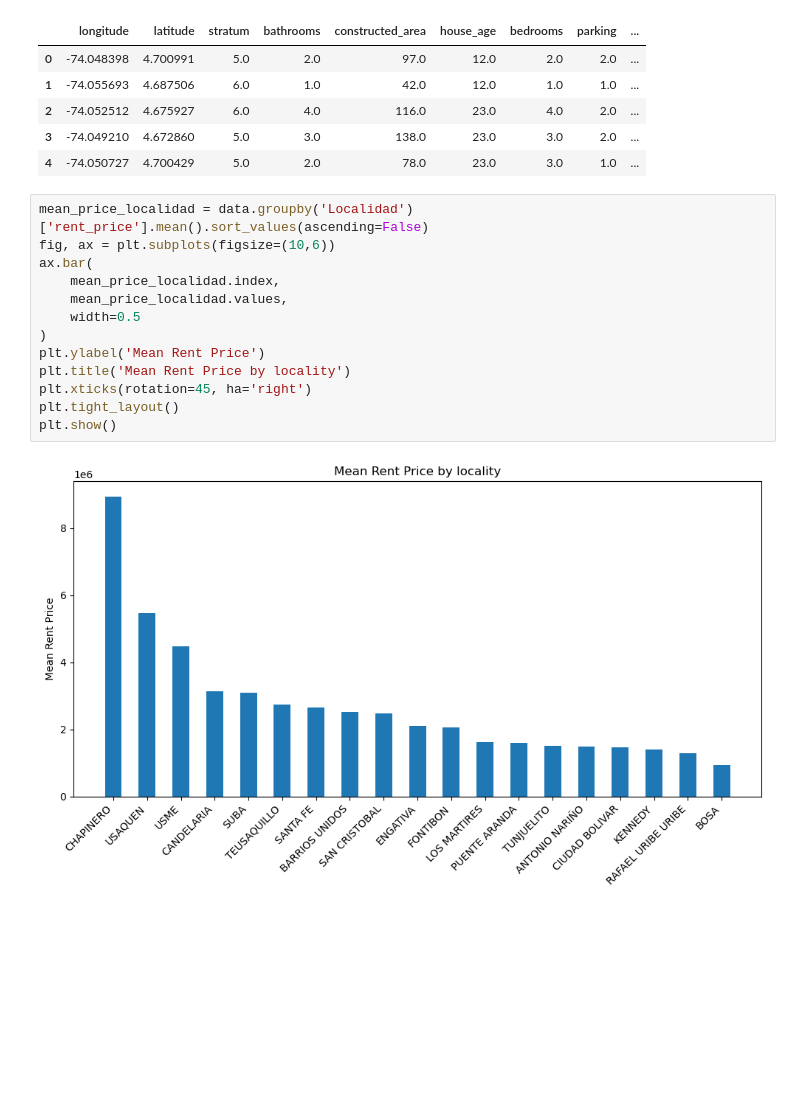
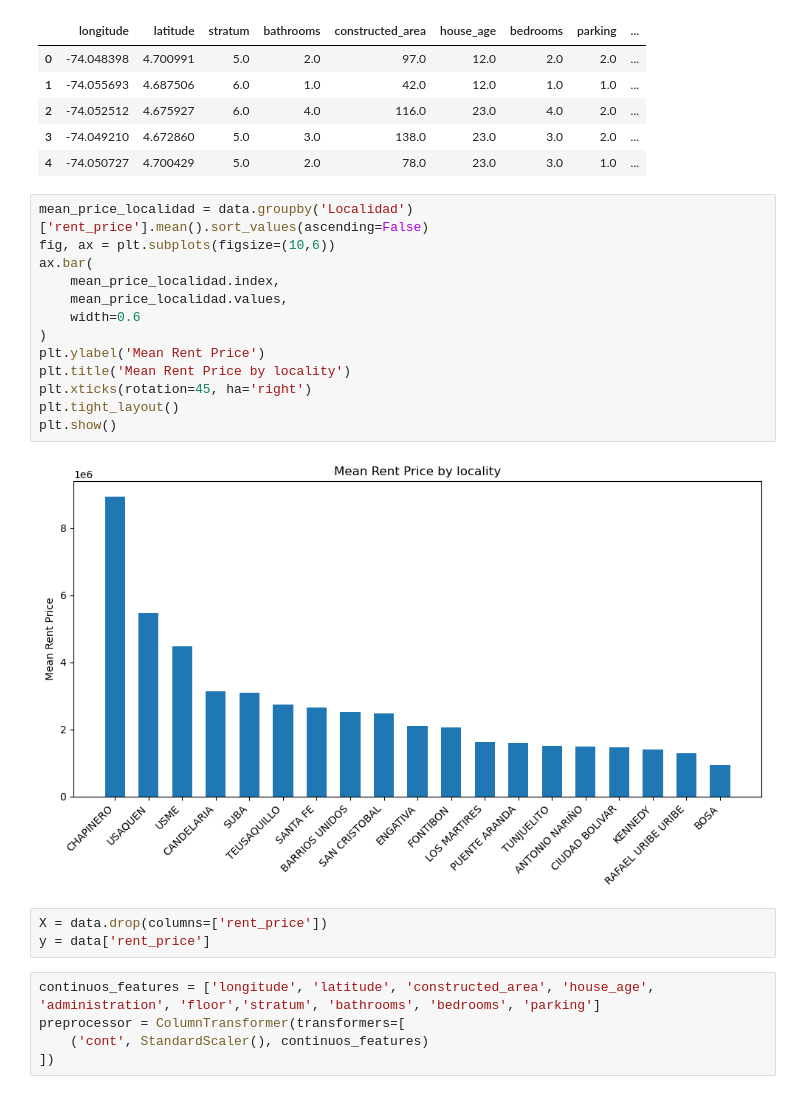
Before and after one commit to Miguel9Angel/home_price_app, a Jupyter notebook: notebook/model_training.ipynb, the cells around one changed output. Drawn from its saved outputs; the diff is of its cells as text; blank space fills up the shorter version.

```diff
--- a/notebook/model_training.ipynb
+++ b/notebook/model_training.ipynb
@@ -28,15 +27,23 @@ data.head()
 # %%
 mean_price_localidad = data.groupby('Localidad')['rent_price'].mean().sort_values(ascending=False)
 fig, ax = plt.subplots(figsize=(10,6))
 ax.bar(
     mean_price_localidad.index,
     mean_price_localidad.values,
-    width=0.5
+    width=0.6
 )
 plt.ylabel('Mean Rent Price')
 plt.title('Mean Rent Price by locality')
 plt.xticks(rotation=45, ha='right')
 plt.tight_layout()
 plt.show()
 # %% [output]
-[figure, old version]
+[figure, new version]
+# %%
+X = data.drop(columns=['rent_price'])
+y = data['rent_price']
+# %%
+continuos_features = ['longitude', 'latitude', 'constructed_area', 'house_age', 'administration', 'floor','stratum', 'bathrooms', 'bedrooms', 'parking']
+preprocessor = ColumnTransformer(transformers=[
+    ('cont', StandardScaler(), continuos_features)
+])
```
Also changed, not shown: parts of 4 cells of this notebook, 3 other files.
